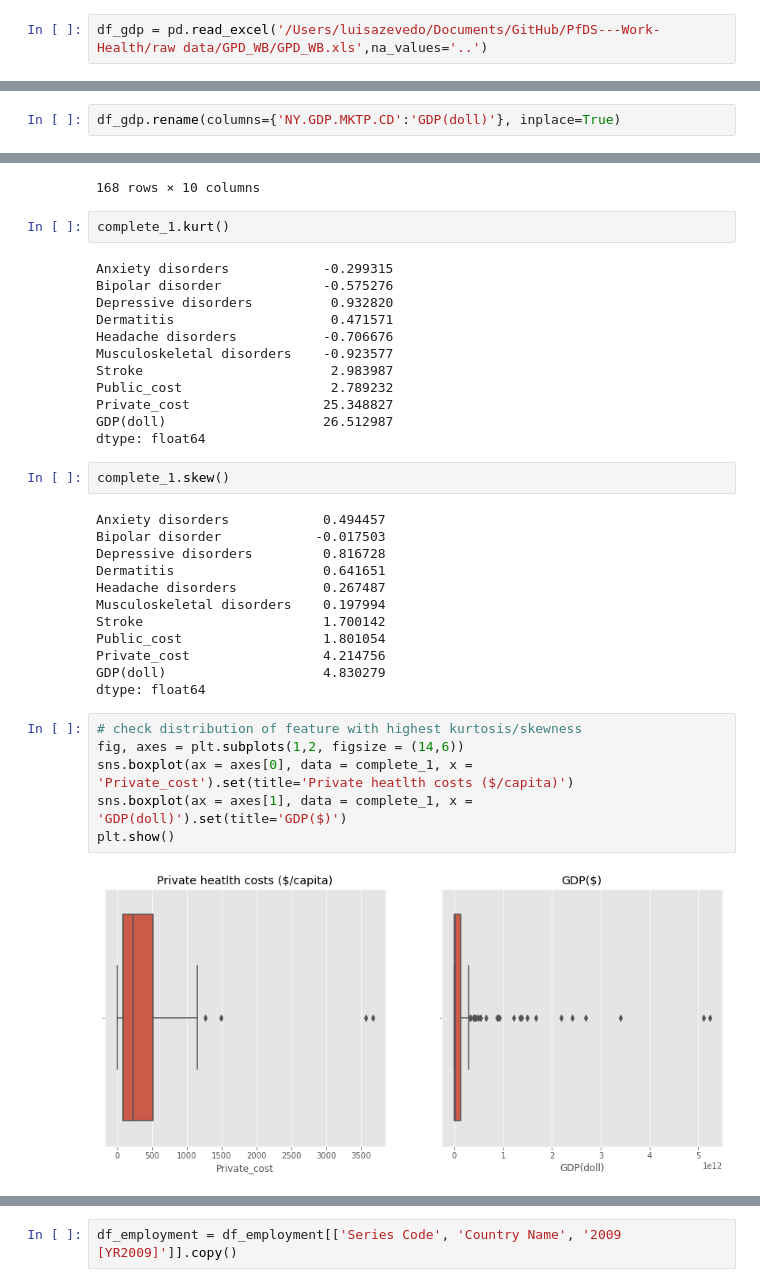
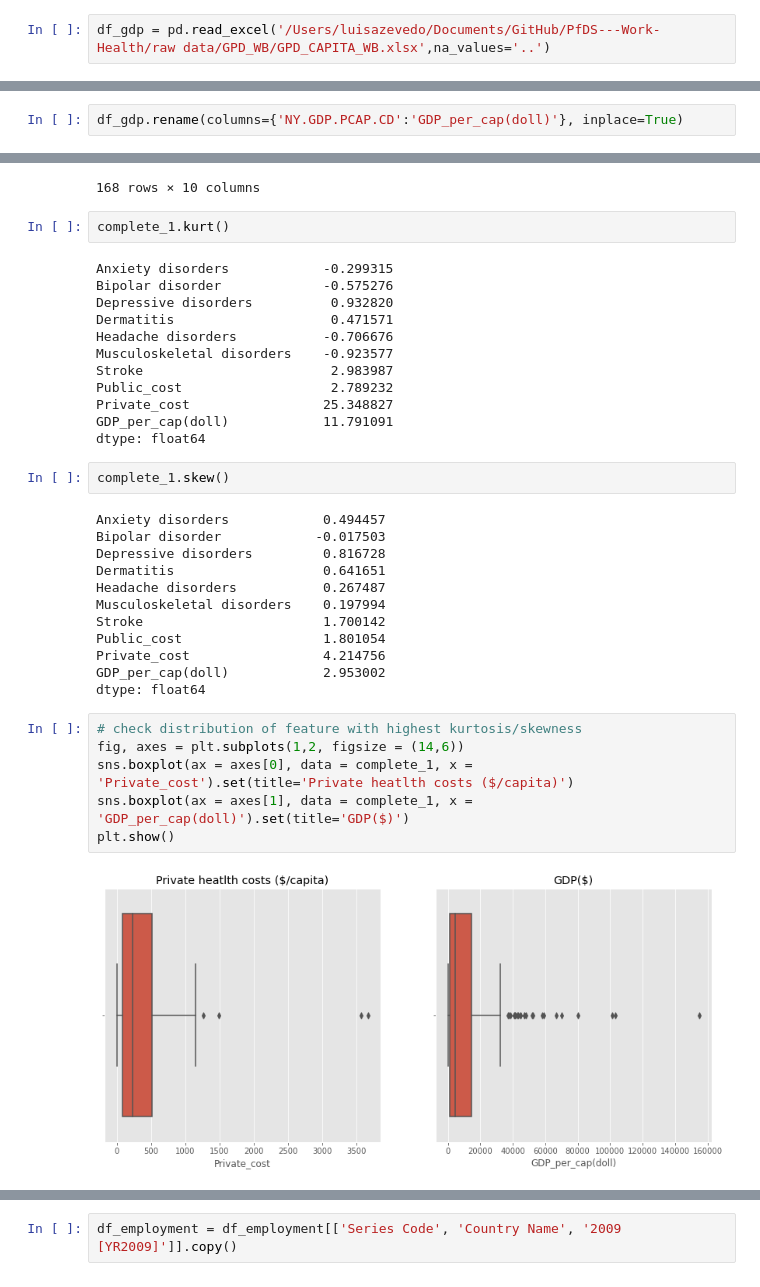
Before and after one commit to luisbazevedo/PfDS---Work-Health, a Jupyter notebook: notebooks/luisbazevedo_draft_0.ipynb, the cells around one changed output, grey strips where cells are left out. Cells and saved outputs as stored; diff of their text form.

```diff
--- a/notebooks/luisbazevedo_draft_0.ipynb
+++ b/notebooks/luisbazevedo_draft_0.ipynb
@@ -338,5 +338,5 @@ complete_0
 # %%
-df_gdp = pd.read_excel('/Users/luisazevedo/Documents/GitHub/PfDS---Work-Health/raw data/GPD_WB/GPD_WB.xls',na_values='..')
+df_gdp = pd.read_excel('/Users/luisazevedo/Documents/GitHub/PfDS---Work-Health/raw data/GPD_WB/GPD_CAPITA_WB.xlsx',na_values='..')
 # %%
 df_gdp = df_gdp[['Series Code', 'Country Name', '2009 [YR2009]']].copy()
 # %%
@@ -385,6 +368,6 @@ df_gdp
 264 rows × 1 columns
 # %%
-df_gdp.rename(columns={'NY.GDP.MKTP.CD':'GDP(doll)'}, inplace=True)
+df_gdp.rename(columns={'NY.GDP.PCAP.CD':'GDP_per_cap(doll)'}, inplace=True)
 # %%
 complete_1 = pd.merge(complete_0,df_gdp, on='location_name', how='inner')
 complete_1
@@ -415,7 +398,7 @@ Musculoskeletal disorders    -0.923577
 Stroke                        2.983987
 Public_cost                   2.789232
 Private_cost                 25.348827
-GDP(doll)                    26.512987
+GDP_per_cap(doll)            11.791091
 dtype: float64
 # %%
 complete_1.skew()
@@ -429,16 +412,16 @@ Musculoskeletal disorders    0.197994
 Stroke                       1.700142
 Public_cost                  1.801054
 Private_cost                 4.214756
-GDP(doll)                    4.830279
+GDP_per_cap(doll)            2.953002
 dtype: float64
 # %%
 # check distribution of feature with highest kurtosis/skewness
 fig, axes = plt.subplots(1,2, figsize = (14,6))
 sns.boxplot(ax = axes[0], data = complete_1, x = 'Private_cost').set(title='Private heatlth costs ($/capita)')
-sns.boxplot(ax = axes[1], data = complete_1, x = 'GDP(doll)').set(title='GDP($)')
+sns.boxplot(ax = axes[1], data = complete_1, x = 'GDP_per_cap(doll)').set(title='GDP($)')
 plt.show()
 # %% [output]
-[figure, old version]
+[figure, new version]
 # %%
 fig, axes = plt.subplots(1,2, figsize = (14,6))
 sns.histplot(ax = axes[0], data = complete_1, x ='Private_cost').set(title='Private heatlth costs ($/capita)')
```
Also changed, not shown: parts of 20 cells of this notebook, 5 other files.
